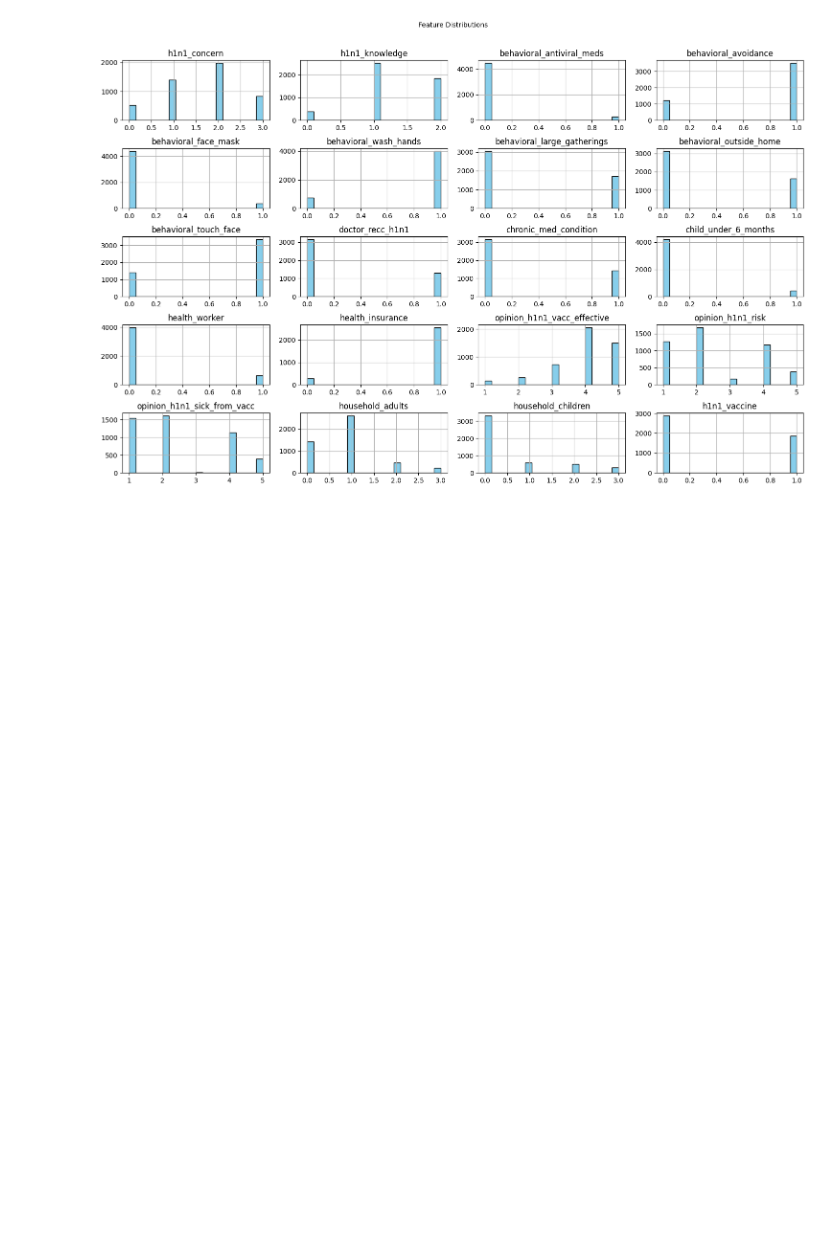
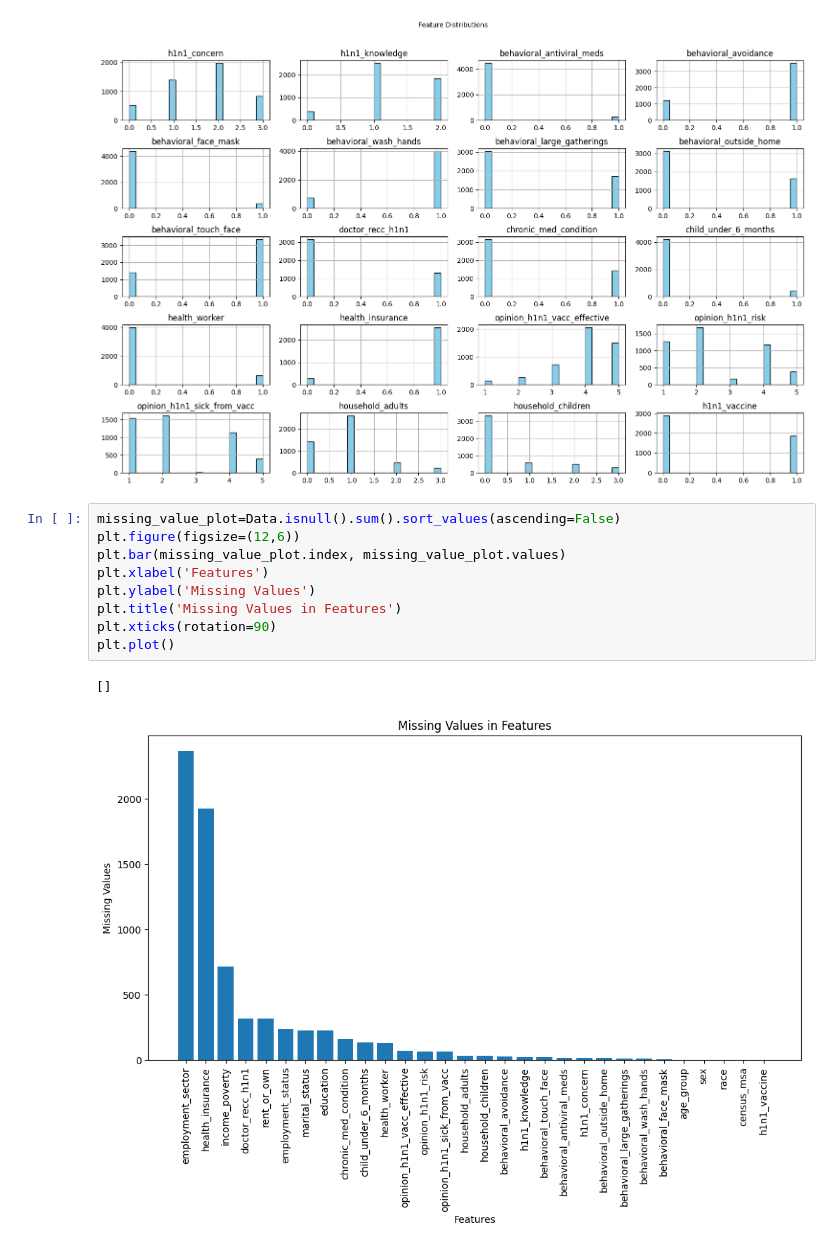
Before and after one commit to ansmalik67/nanSense-ds-hack, a Jupyter notebook: Research_Methods_Hackathon.ipynb, the cells around one changed output. Drawn from its saved outputs; the diff is of its cells as text; blank space fills up the shorter version.

```diff
--- a/Research_Methods_Hackathon.ipynb
+++ b/Research_Methods_Hackathon.ipynb
@@ -90,3 +90,15 @@ plt.subplots_adjust(top=0.9)
 plt.show()
 # %% [output]
 [figure]
+# %%
+missing_value_plot=Data.isnull().sum().sort_values(ascending=False)
+plt.figure(figsize=(12,6))
+plt.bar(missing_value_plot.index, missing_value_plot.values)
+plt.xlabel('Features')
+plt.ylabel('Missing Values')
+plt.title('Missing Values in Features')
+plt.xticks(rotation=90)
+plt.plot()
+# %% [output]
+[]
+[figure, added]
```
Also changed, not shown: parts of 1 cell of this notebook.
